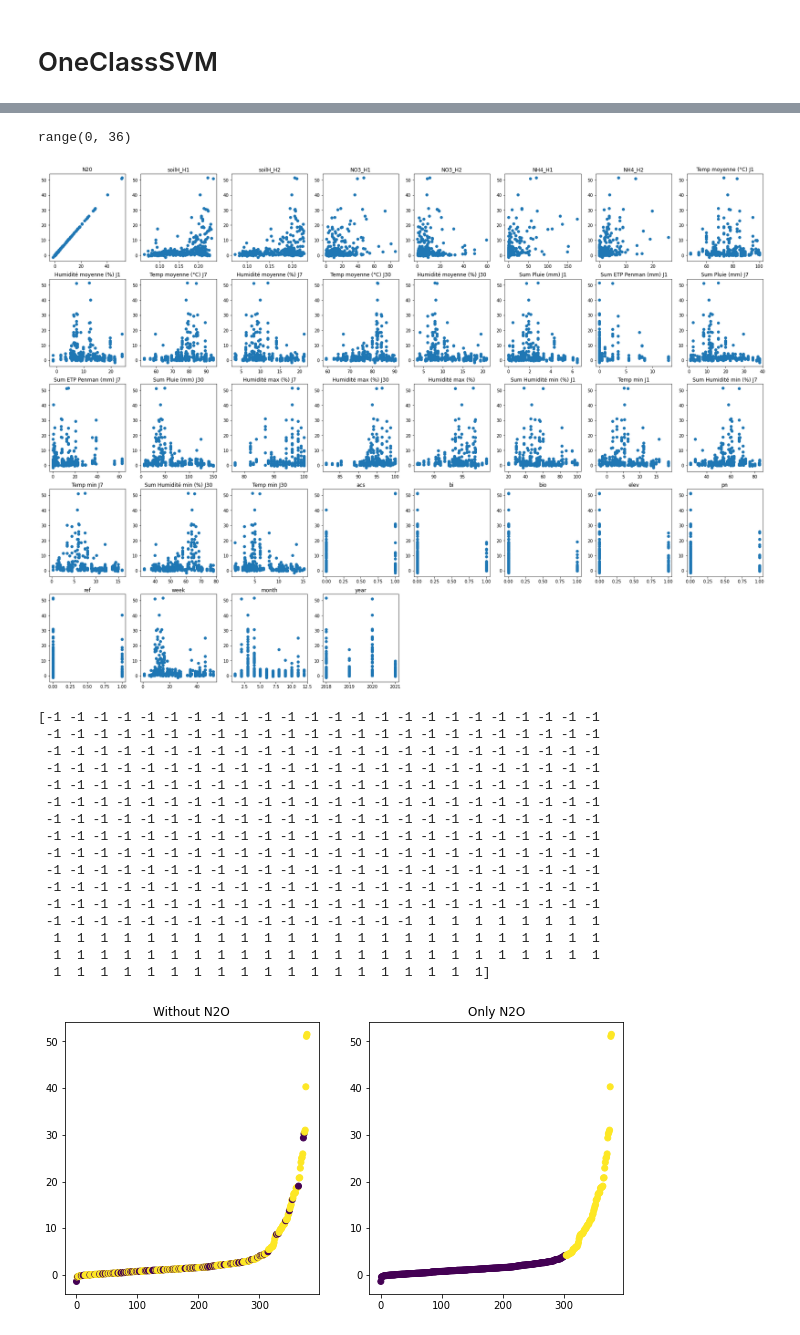
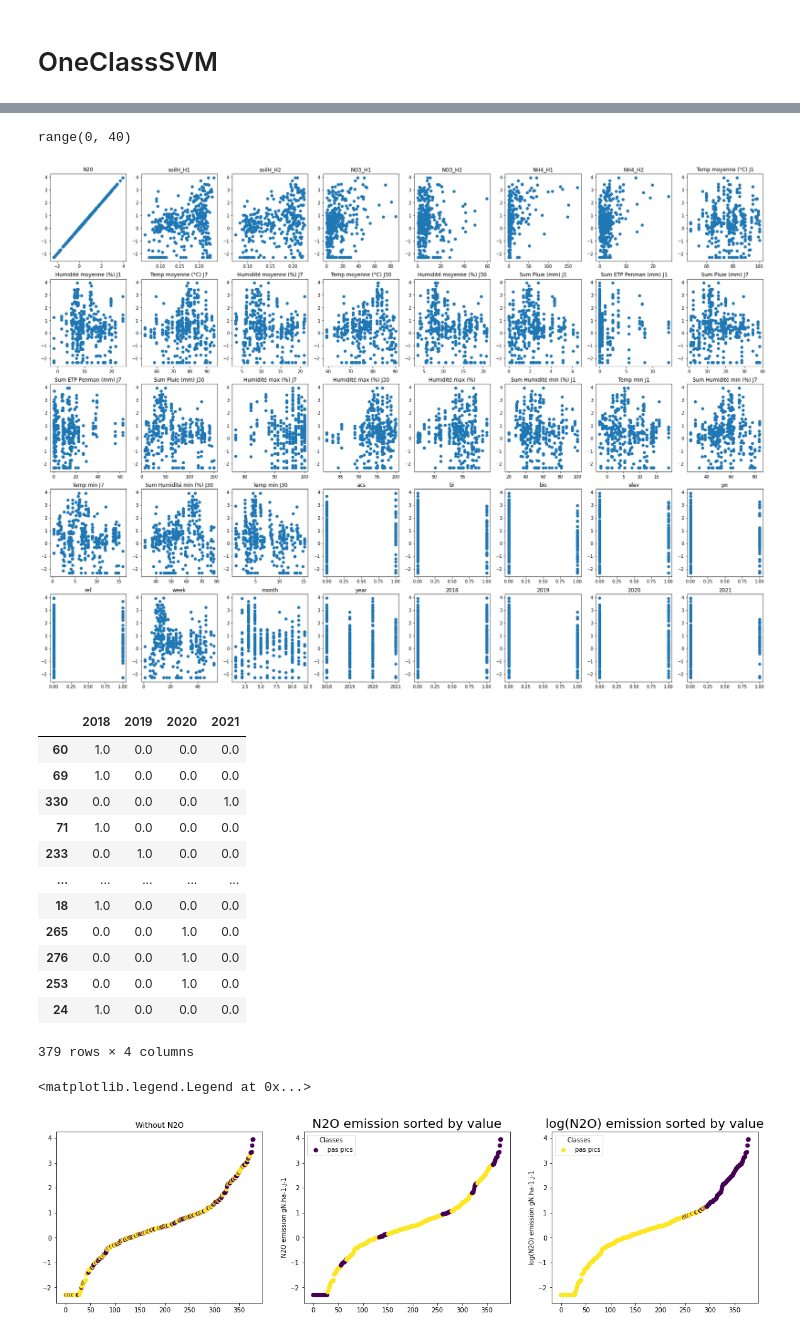
Before and after one commit to drylse/fil_rouge, a Jupyter notebook: OneClassSVM.ipynb, the cells around one changed output, grey strips where cells are left out. Drawn from its saved outputs; the diff is of its cells as text; code cells hidden in the pictures.

Commit message:
One class SVM with OneHotEncoding on Bande & Years

```diff
--- a/OneClassSVM.ipynb
+++ b/OneClassSVM.ipynb
@@ -19,11 +19,13 @@ data.head()
 X = data.copy()
 X = X.drop(X.columns[[1]], axis=1)
 X = X.drop(X.columns[[1]], axis=1)
+X.loc[X['N20'] <= 0.1, 'N20'] = 0.1
+X['N20'] = np.log(X['N20']) # Passage au log de N2O pour diminuer influence des pics importants
 print(range(X.shape[1]))
 # print(X.columns[23])
 # X.isna().sum()
 # %% [output]
-range(0, 36)
+range(0, 40)
 # %%
 import matplotlib.pyplot as plt
 
@@ -36,53 +38,70 @@ for i, name_c in enumerate(X.columns) :
     plt.scatter(X[name_c], X[X.columns[:1]])
     plt.title(name_c)
 # %% [output]
-[figure, old version]
+[figure, new version]
+# %%
+X.iloc[:,36:40]
+# %% [output]
+|  | 2018 | 2019 | 2020 | 2021 |
+| 60 | 1.0 | 0.0 | 0.0 | 0.0 |
+| 69 | 1.0 | 0.0 | 0.0 | 0.0 |
+| 330 | 0.0 | 0.0 | 0.0 | 1.0 |
+| 71 | 1.0 | 0.0 | 0.0 | 0.0 |
+| 233 | 0.0 | 1.0 | 0.0 | 0.0 |
+| ... | ... | ... | ... | ... |
+| 18 | 1.0 | 0.0 | 0.0 | 0.0 |
+| 265 | 0.0 | 0.0 | 1.0 | 0.0 |
+| 276 | 0.0 | 0.0 | 1.0 | 0.0 |
+| 253 | 0.0 | 0.0 | 1.0 | 0.0 |
+| 24 | 1.0 | 0.0 | 0.0 | 0.0 |
+379 rows × 4 columns
 # %%
 from sklearn.svm import OneClassSVM
 
 train = X.copy()
 
 y = train[train.columns[:1]]
 train = train[train.columns[1:]]
-
+# y_by_bandes = pd.concat(y, X.iloc[:, 27:33])
+y_by_bandes = pd.concat([y, X.iloc[:, 27:33], X.iloc[:,36:40]], axis=1)
 
 clf = OneClassSVM(gamma= 'auto', nu = 0.5, kernel= 'rbf')
 clf.fit(train)
 Z = clf.predict(train)
-plt.figure(figsize=(10,5))
-plt.subplot(1,2,1)
+plt.figure(figsize=(20,5))
+plt.subplot(1,3,1)
 # plt.scatter(range(len(train[train.columns[:1]])),train[train.columns[:1]], c= Z)
 plt.scatter(range(len(y)),y, c= Z)
 
 plt.title("Without N2O")
 
 
-clf_y = OneClassSVM(gamma= 'auto', nu = 0.8, kernel= 'linear')
+clf_y = OneClassSVM(gamma= 'auto', nu = 0.2, kernel= 'rbf')
 clf_y.fit(y)
 Z_y = clf_y.predict(y)
-plt.subplot(1,2,2)
-plt.scatter(range(len(y)),y, c= Z_y)
-plt.title("Only N2O")
+plt.subplot(1,3,2)
+scat = plt.scatter(range(len(y)),y, c= Z_y, label=['pas pics', 'pics'])
+plt.ylabel("N2O emission gN.ha-1.j-1")
+plt.title("N2O emission sorted by value", fontsize = 20)
+plt.legend(['pas pics', 'pics'],loc="upper left", title="Classes")
+# plt.line.set
 
-print(Z_y) # Z_y + Date + Bande
+clf_y_b = OneClassSVM(gamma= 'auto', nu = 0.5, kernel= 'rbf')
+clf_y_b.fit(y_by_bandes)
+Z_y_b = clf_y_b.predict(y_by_bandes)
+Z_y_b[:int(len(Z_y_b)/3)] = [1] * int(len(Z_y_b)/3) # Je passe toutes valeurs pics détecter à la mauvaise extréminité à 1
+plt.subplot(1,3,3)
+plt.scatter(range(len(y)), y, c = Z_y_b, label=['pas pics', 'pics'])
+plt.ylabel("log(N2O) emission gN.ha-1.j-1")
+plt.title("log(N2O) emission sorted by value", fontsize = 20)
+plt.legend(['pas pics', 'pics'],loc="upper left", title="Classes")
+
+# mean_n20 = y.mean()
+# Z_y_b.loc[X['N20'] < y.mean(), 'N20'] = 1
+# print(Z_y) # Z_y + Date + Bande
 # %% [output]
-[-1 -1 -1 -1 -1 -1 -1 -1 -1 -1 -1 -1 -1 -1 -1 -1 -1 -1 -1 -1 -1 -1 -1 -1
- -1 -1 -1 -1 -1 -1 -1 -1 -1 -1 -1 -1 -1 -1 -1 -1 -1 -1 -1 -1 -1 -1 -1 -1
- -1 -1 -1 -1 -1 -1 -1 -1 -1 -1 -1 -1 -1 -1 -1 -1 -1 -1 -1 -1 -1 -1 -1 -1
- -1 -1 -1 -1 -1 -1 -1 -1 -1 -1 -1 -1 -1 -1 -1 -1 -1 -1 -1 -1 -1 -1 -1 -1
- -1 -1 -1 -1 -1 -1 -1 -1 -1 -1 -1 -1 -1 -1 -1 -1 -1 -1 -1 -1 -1 -1 -1 -1
- -1 -1 -1 -1 -1 -1 -1 -1 -1 -1 -1 -1 -1 -1 -1 -1 -1 -1 -1 -1 -1 -1 -1 -1
- -1 -1 -1 -1 -1 -1 -1 -1 -1 -1 -1 -1 -1 -1 -1 -1 -1 -1 -1 -1 -1 -1 -1 -1
- -1 -1 -1 -1 -1 -1 -1 -1 -1 -1 -1 -1 -1 -1 -1 -1 -1 -1 -1 -1 -1 -1 -1 -1
- -1 -1 -1 -1 -1 -1 -1 -1 -1 -1 -1 -1 -1 -1 -1 -1 -1 -1 -1 -1 -1 -1 -1 -1
- -1 -1 -1 -1 -1 -1 -1 -1 -1 -1 -1 -1 -1 -1 -1 -1 -1 -1 -1 -1 -1 -1 -1 -1
- -1 -1 -1 -1 -1 -1 -1 -1 -1 -1 -1 -1 -1 -1 -1 -1 -1 -1 -1 -1 -1 -1 -1 -1
- -1 -1 -1 -1 -1 -1 -1 -1 -1 -1 -1 -1 -1 -1 -1 -1 -1 -1 -1 -1 -1 -1 -1 -1
- -1 -1 -1 -1 -1 -1 -1 -1 -1 -1 -1 -1 -1 -1 -1 -1  1  1  1  1  1  1  1  1
-  1  1  1  1  1  1  1  1  1  1  1  1  1  1  1  1  1  1  1  1  1  1  1  1
-  1  1  1  1  1  1  1  1  1  1  1  1  1  1  1  1  1  1  1  1  1  1  1  1
-  1  1  1  1  1  1  1  1  1  1  1  1  1  1  1  1  1  1  1]
+<matplotlib.legend.Legend at 0x...>
-[figure, old version]
+[figure, new version]
 # %%
 Z = clf.predict(train)
 Z = Z.reshape(-1,1)
```
Also changed, not shown: parts of 7 cells of this notebook, 3 other files.
